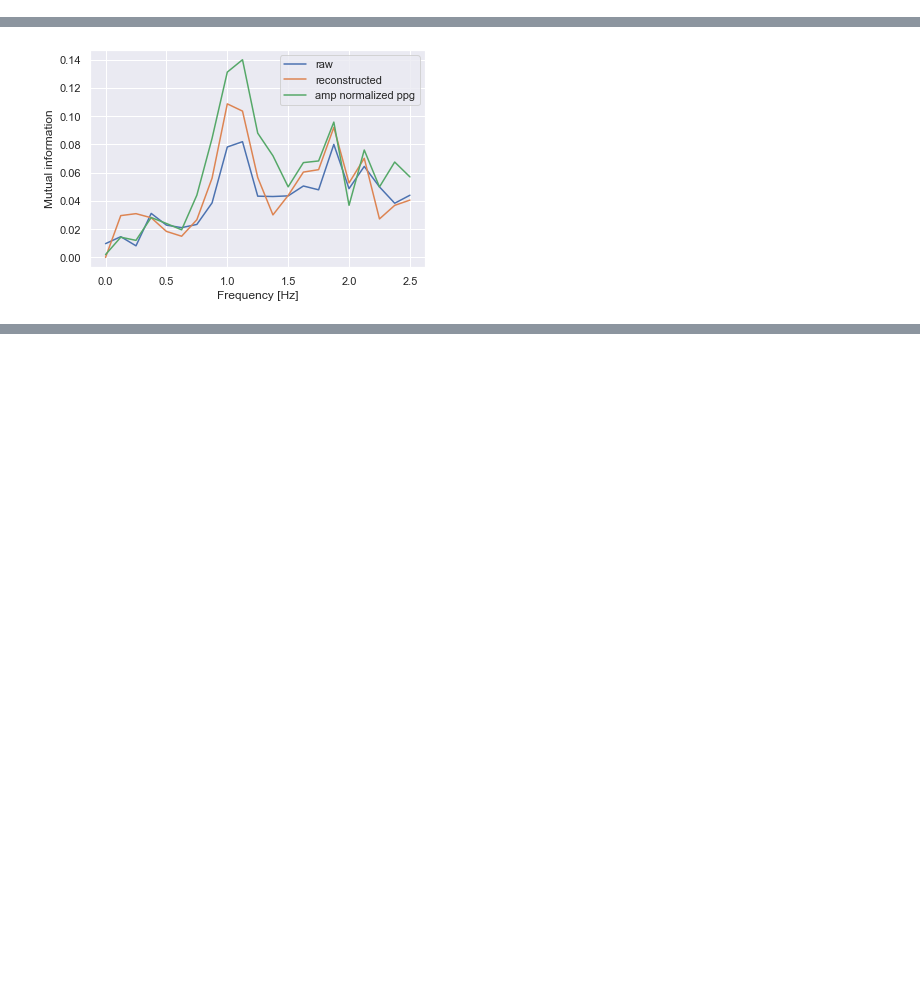
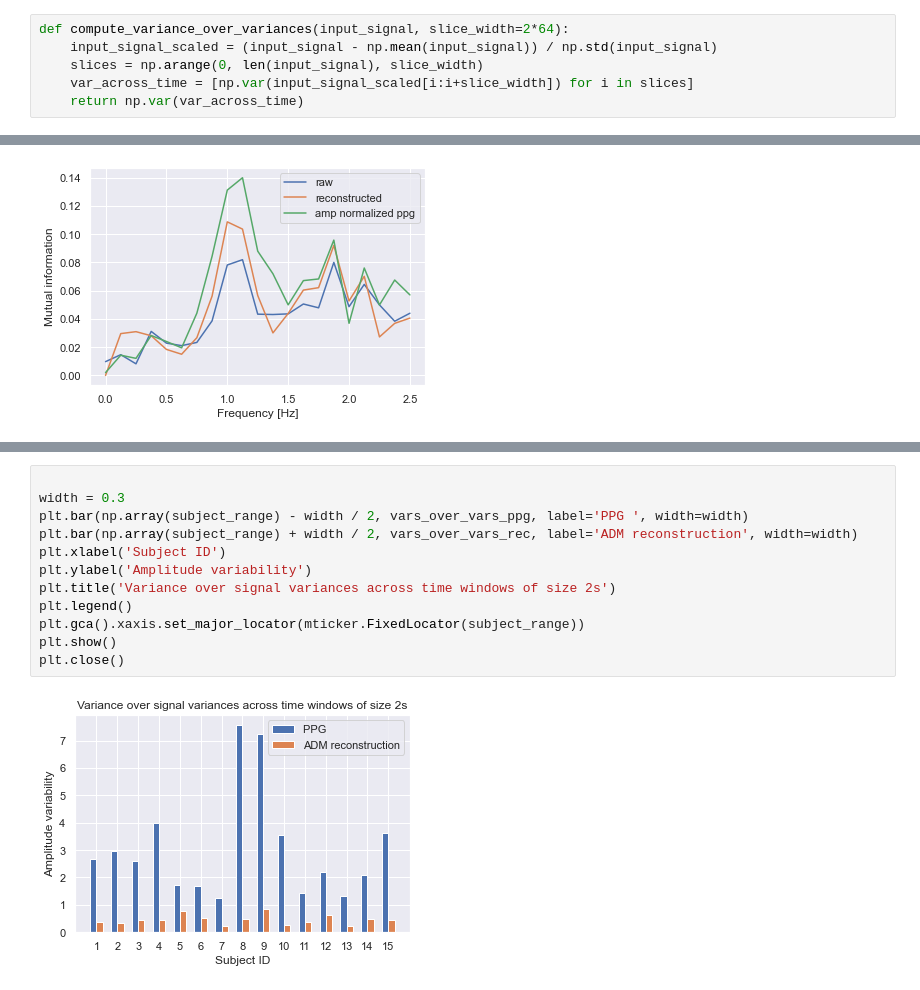
Before and after one commit to pennfranc/adm-ppg-analysis, a Jupyter notebook: mutual information pipeline.ipynb, the cells around one changed output, grey strips where cells are left out. Drawn from its saved outputs; the diff is of its cells as text; blank space fills up the shorter version.

```diff
--- a/mutual information pipeline.ipynb
+++ b/mutual information pipeline.ipynb
@@ -222,6 +223,12 @@ np.var(ppg_scaled)
 np.var(rec_scaled)
 # %% [output]
 1.0000000000000002
+# %%
+def compute_variance_over_variances(input_signal, slice_width=2*64):
+    input_signal_scaled = (input_signal - np.mean(input_signal)) / np.std(input_signal)
+    slices = np.arange(0, len(input_signal), slice_width)
+    var_across_time = [np.var(input_signal_scaled[i:i+slice_width]) for i in slices]
+    return np.var(var_across_time)
 # %%
 slice_width = 2 * 64
 slices = np.arange(0, len(ppg), slice_width)
@@ -290,0 +353,14 @@ compute_cv_regression_score(np.transpose(Sxx_ppg_amp_normalized), hr_at_ppg_time
+# %%
+
+width = 0.3
+plt.bar(np.array(subject_range) - width / 2, vars_over_vars_ppg, label='PPG ', width=width)
+plt.bar(np.array(subject_range) + width / 2, vars_over_vars_rec, label='ADM reconstruction', width=width)
+plt.xlabel('Subject ID')
+plt.ylabel('Amplitude variability')
+plt.title('Variance over signal variances across time windows of size 2s')
+plt.legend()
+plt.gca().xaxis.set_major_locator(mticker.FixedLocator(subject_range))
+plt.show()
+plt.close()
+# %% [output]
+[figure, added]
```
Also changed, not shown: parts of 5 cells of this notebook, 7 other files.
